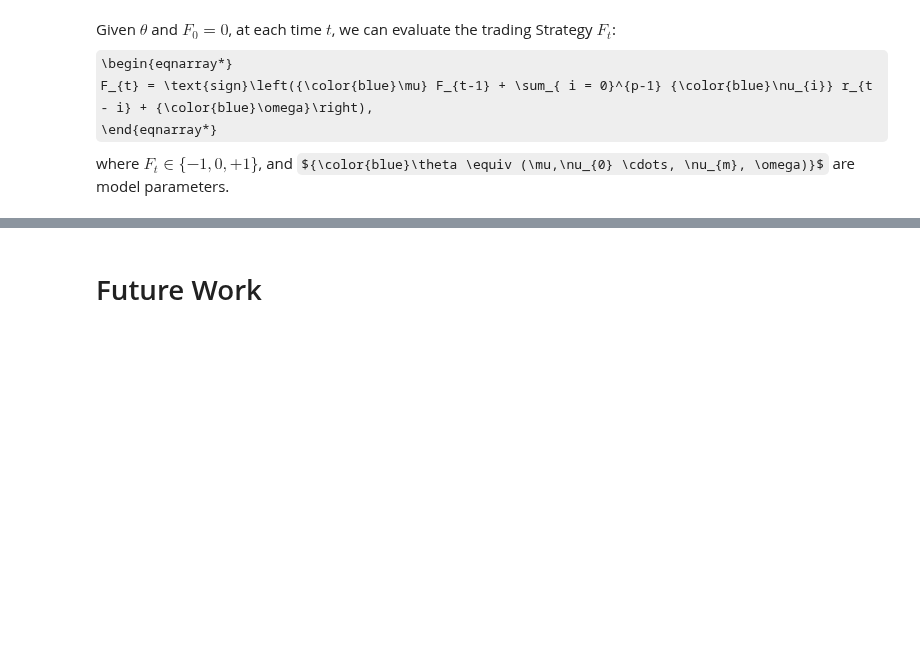
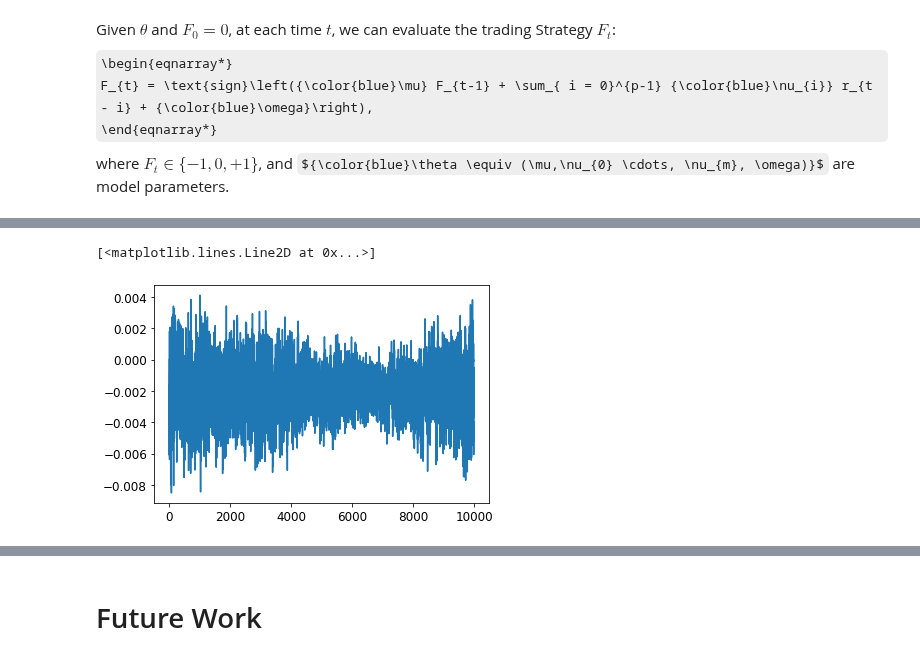
Before and after one commit to deepintomlf/mlfbook, a Jupyter notebook: Chapter8_ReinforcementLearning/RRL.ipynb, the cells around one changed output, grey strips where cells are left out. Cells and saved outputs as stored; diff of their text form; code cells hidden in the pictures; some formulas as TeX source; blank space fills up the shorter version.

```diff
--- a/Chapter8_ReinforcementLearning/RRL.ipynb
+++ b/Chapter8_ReinforcementLearning/RRL.ipynb
@@ -419,3 +423,8 @@ F, R, D = do_prediction(X, model, delta)
+# %%
+plt.plot(R)
+# %% [output]
+[<matplotlib.lines.Line2D at 0x...>]
+[figure, added]
 # %%
 def plot_Price_F_Profit_SharpeR(r, F, R, D):
   plt.tight_layout()
```
Also changed, not shown: parts of 16 cells of this notebook.
